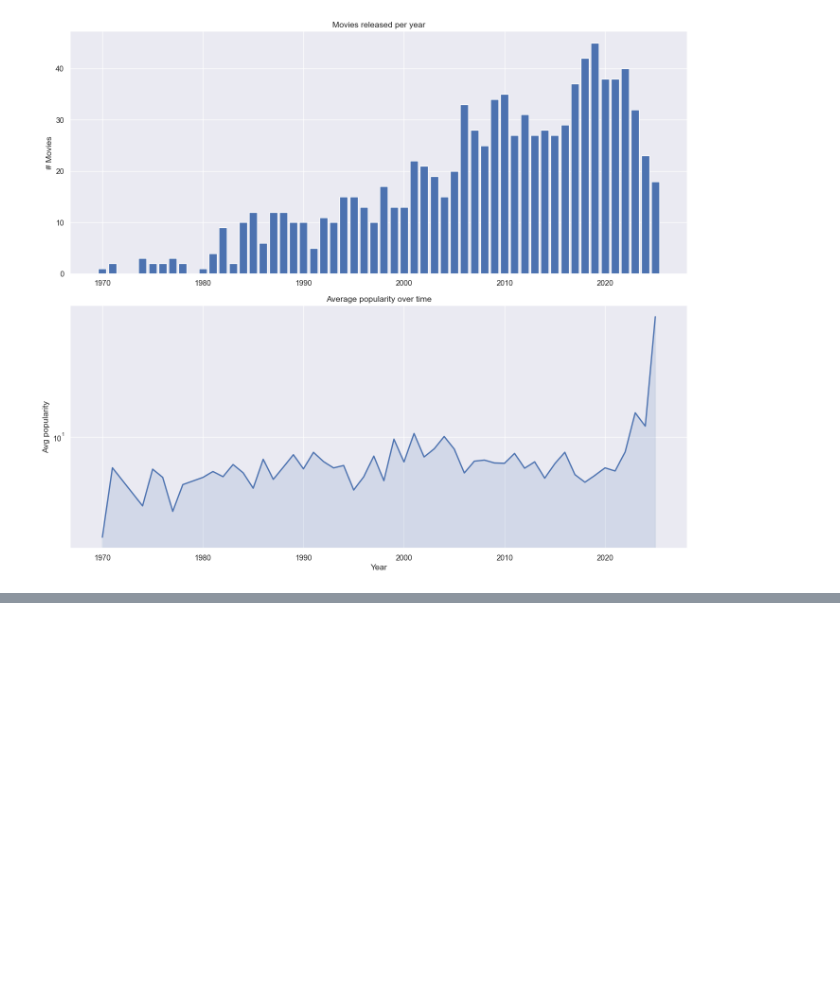
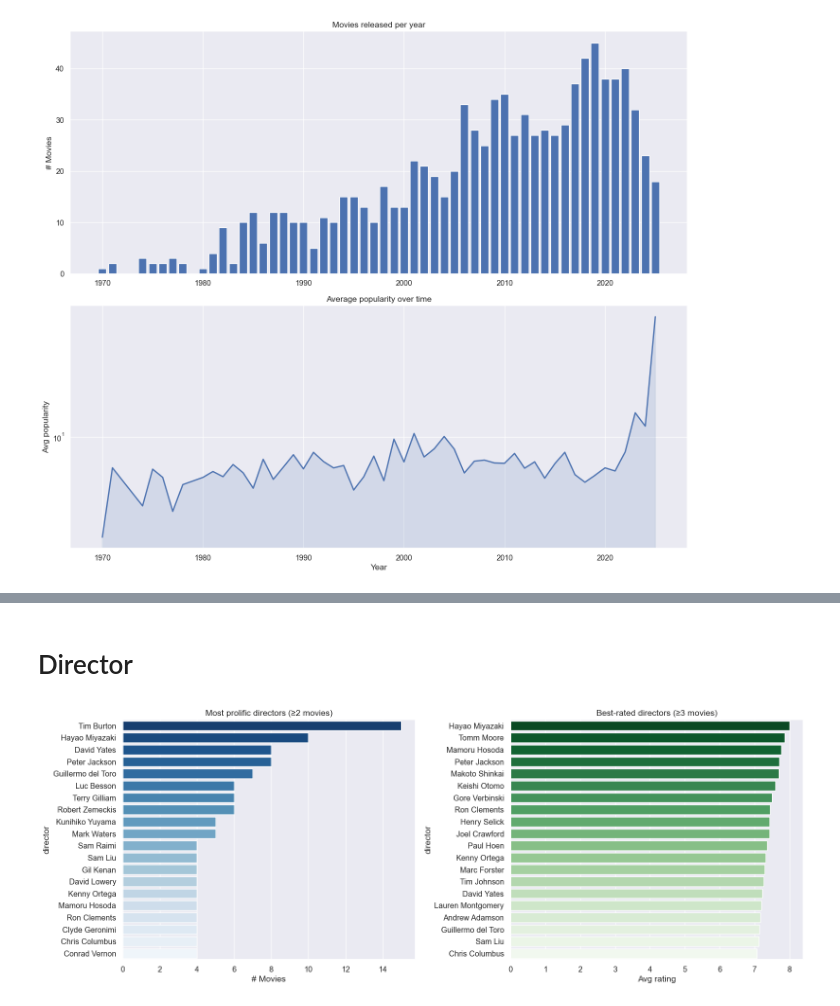
Before and after one commit to GrannyApples/Grupp7_Datavisualisering_DE_UX, a Jupyter notebook: notebooks/eda_anton.ipynb, the cells around one changed output, grey strips where cells are left out. Cells and saved outputs as stored; diff of their text form; code cells hidden in the pictures; blank space fills up the shorter version.

```diff
--- a/notebooks/eda_anton.ipynb
+++ b/notebooks/eda_anton.ipynb
@@ -277,0 +436,29 @@ plt.tight_layout()
+# %% [markdown]
+# Director
+# %%
+directors = (
+    df.dropna(subset=["director"])
+    .groupby("director")
+    .agg(movies=("movie_id", "count"), avg_rating=("rating", "mean"),
+         avg_revenue=("revenue", "mean"))
+    .query("movies >= 2")
+    .sort_values("movies", ascending=False)
+)
+
+fig, axes = plt.subplots(1, 2, figsize=(16, 6))
+
+top_dir_count = directors.head(20)
+sns.barplot(x=top_dir_count["movies"], y=top_dir_count.index,
+            ax=axes[0], palette="Blues_r")
+axes[0].set_title("Most prolific directors (≥2 movies)")
+axes[0].set_xlabel("# Movies")
+
+top_dir_rating = directors.query("movies >= 3").nlargest(20, "avg_rating")
+sns.barplot(x=top_dir_rating["avg_rating"], y=top_dir_rating.index,
+            ax=axes[1], palette="Greens_r")
+axes[1].set_title("Best-rated directors (≥3 movies)")
+axes[1].set_xlabel("Avg rating")
+
+plt.tight_layout()
+# %% [output]
+[figure, added]
```
Also changed, not shown: parts of 37 cells of this notebook, 2 other files.
